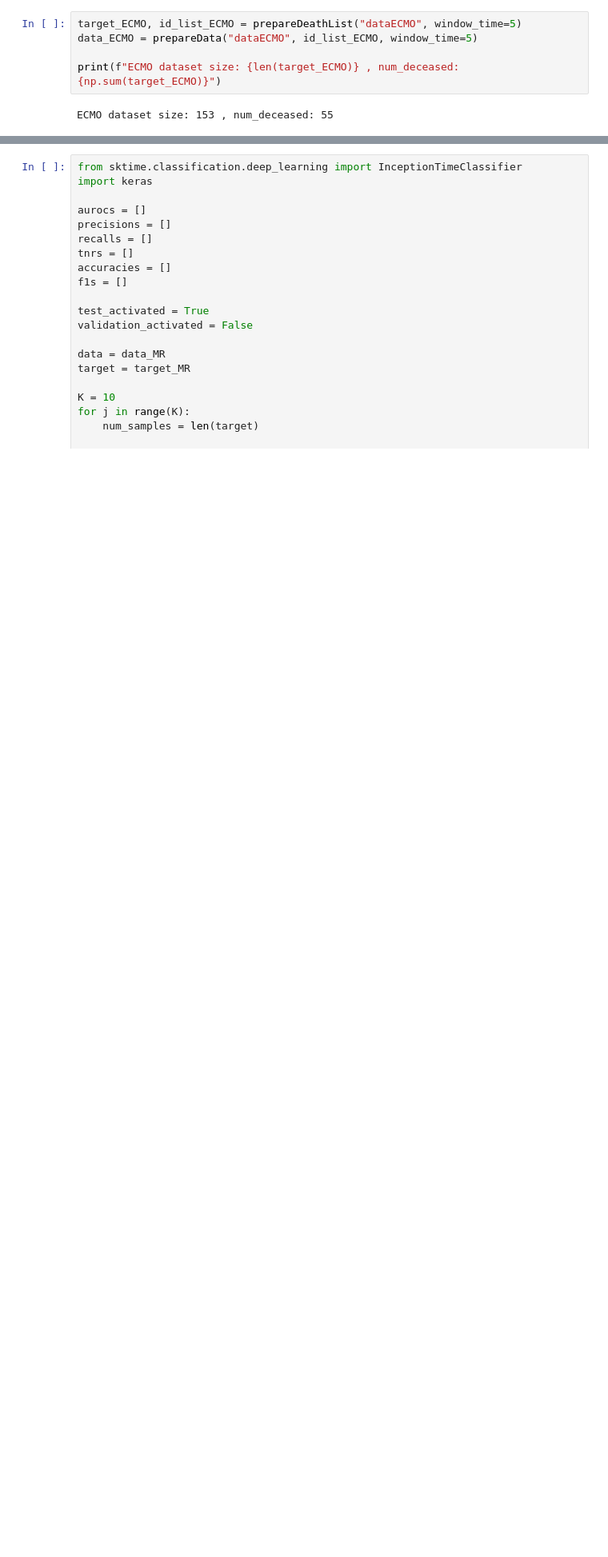
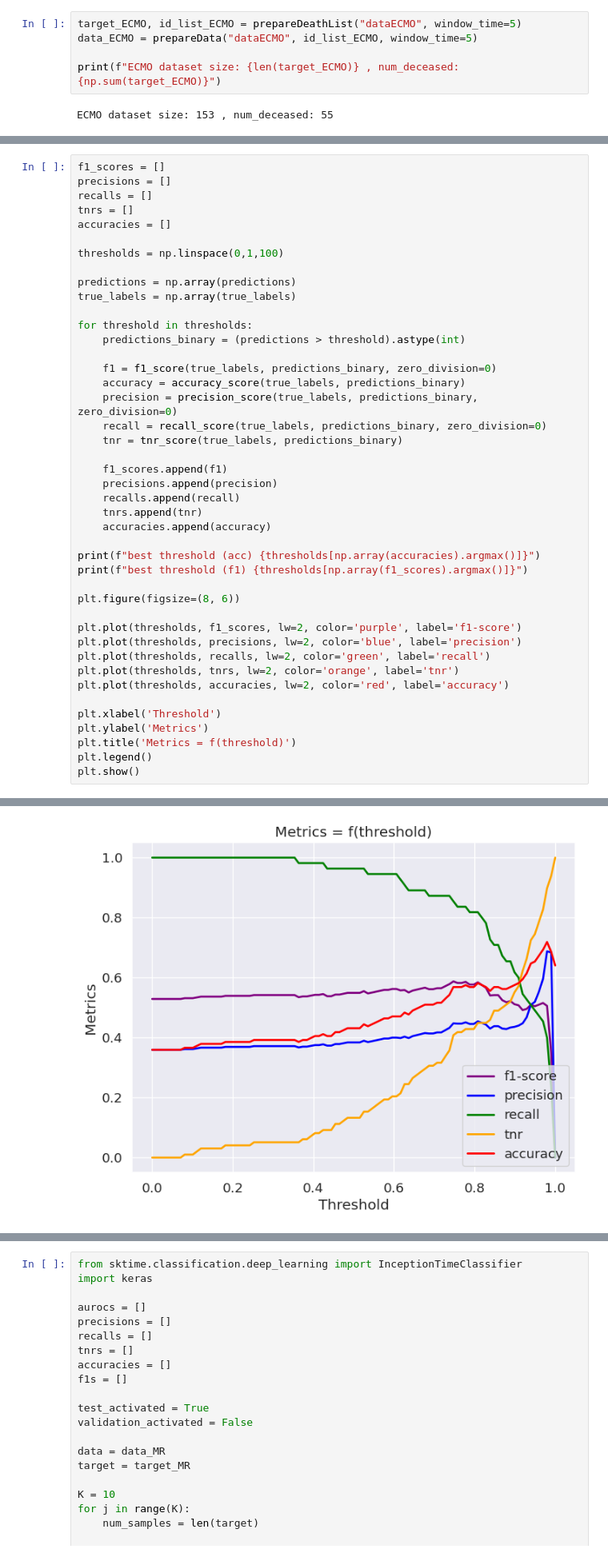
Before and after one commit to clementdlmszs/predictECMO, a Jupyter notebook: models/simpleDL.ipynb, the cells around one changed output, grey strips where cells are left out. Shown at 80% size. Drawn from its saved outputs; the diff is of its cells as text; blank space fills up the shorter version.

```diff
--- a/models/simpleDL.ipynb
+++ b/models/simpleDL.ipynb
@@ -958,0 +1434,44 @@ Validation Loss: 36.866, Validation AUROC: 0.624
+# %%
+f1_scores = []
+precisions = []
+recalls = []
+tnrs = []
+accuracies = []
+
+thresholds = np.linspace(0,1,100)
+
+predictions = np.array(predictions)
+true_labels = np.array(true_labels)
+
+for threshold in thresholds:
+    predictions_binary = (predictions > threshold).astype(int)
+
+    f1 = f1_score(true_labels, predictions_binary, zero_division=0)
+    accuracy = accuracy_score(true_labels, predictions_binary)
+    precision = precision_score(true_labels, predictions_binary, zero_division=0)
+    recall = recall_score(true_labels, predictions_binary, zero_division=0)
+    tnr = tnr_score(true_labels, predictions_binary)
+
+    f1_scores.append(f1)
+    precisions.append(precision)
+    recalls.append(recall)
+    tnrs.append(tnr)
+    accuracies.append(accuracy)
+
+print(f"best threshold (acc) {thresholds[np.array(accuracies).argmax()]}")
+print(f"best threshold (f1) {thresholds[np.array(f1_scores).argmax()]}")
+
+plt.figure(figsize=(8, 6))
+
+plt.plot(thresholds, f1_scores, lw=2, color='purple', label='f1-score')
+plt.plot(thresholds, precisions, lw=2, color='blue', label='precision')
+plt.plot(thresholds, recalls, lw=2, color='green', label='recall')
+plt.plot(thresholds, tnrs, lw=2, color='orange', label='tnr')
+plt.plot(thresholds, accuracies, lw=2, color='red', label='accuracy')
+
+plt.xlabel('Threshold')
+plt.ylabel('Metrics')
+plt.title('Metrics = f(threshold)')
+plt.legend()
+plt.show()
+# %% [output]
@@ -958,0 +1480 @@ Validation Loss: 36.866, Validation AUROC: 0.624
+[figure, added]
```
Also changed, not shown: parts of 29 cells of this notebook, 7 other files.
